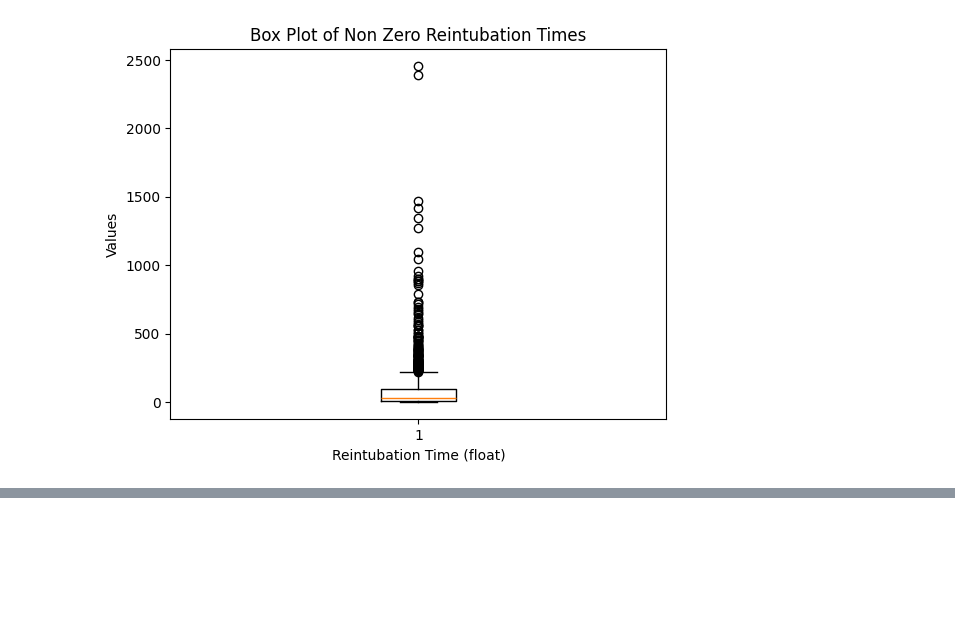
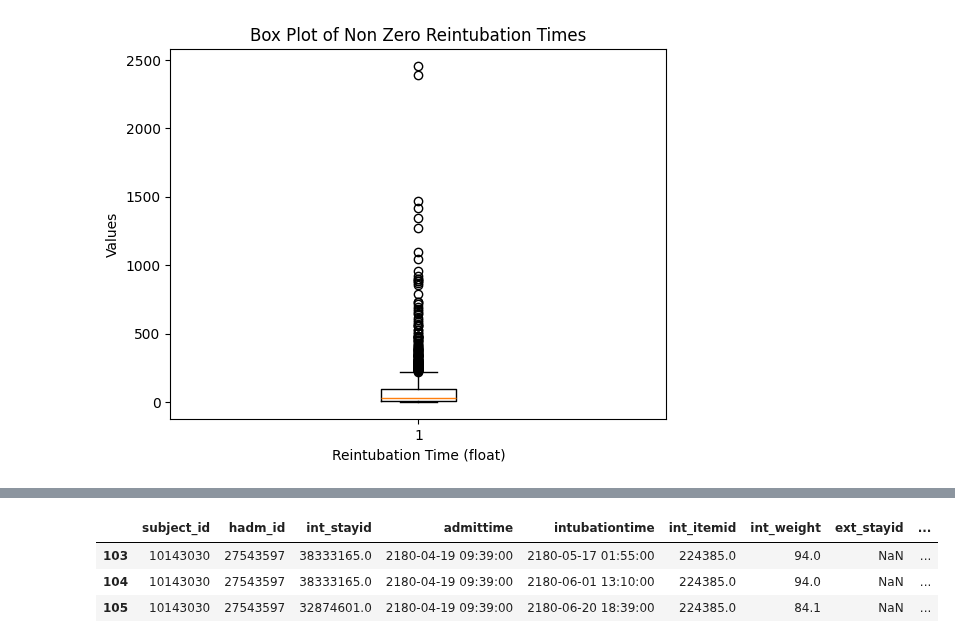
Before and after one commit to sujungleeml/P1_extubationfailure, a Jupyter notebook: 서대철/notebooks/240127_reintzero_test.ipynb, the cells around one changed output, grey strips where cells are left out. Drawn from its saved outputs; the diff is of its cells as text; code cells hidden in the pictures; blank space fills up the shorter version.

```diff
--- a/서대철/notebooks/240127_reintzero_test.ipynb
+++ b/서대철/notebooks/240127_reintzero_test.ipynb
@@ -165,0 +155,7 @@ len(reintubation_df.hadm_id.unique())
+# %%
+reintubation_df[reintubation_df.subject_id == 10143030]
+# %% [output]
+|  | subject_id | hadm_id | int_stayid | admittime | intubationtime | int_itemid | int_weight | ext_stayid | ... |
+| 103 | 10143030 | 27543597 | 38333165.0 | 2180-04-19 09:39:00 | 2180-05-17 01:55:00 | 224385.0 | 94.0 | NaN | ... |
+| 104 | 10143030 | 27543597 | 38333165.0 | 2180-04-19 09:39:00 | 2180-06-01 13:10:00 | 224385.0 | 94.0 | NaN | ... |
+| 105 | 10143030 | 27543597 | 32874601.0 | 2180-04-19 09:39:00 | 2180-06-20 18:39:00 | 224385.0 | 84.1 | NaN | ... |
```
Also changed, not shown: parts of 10 cells of this notebook, 6 other files.
